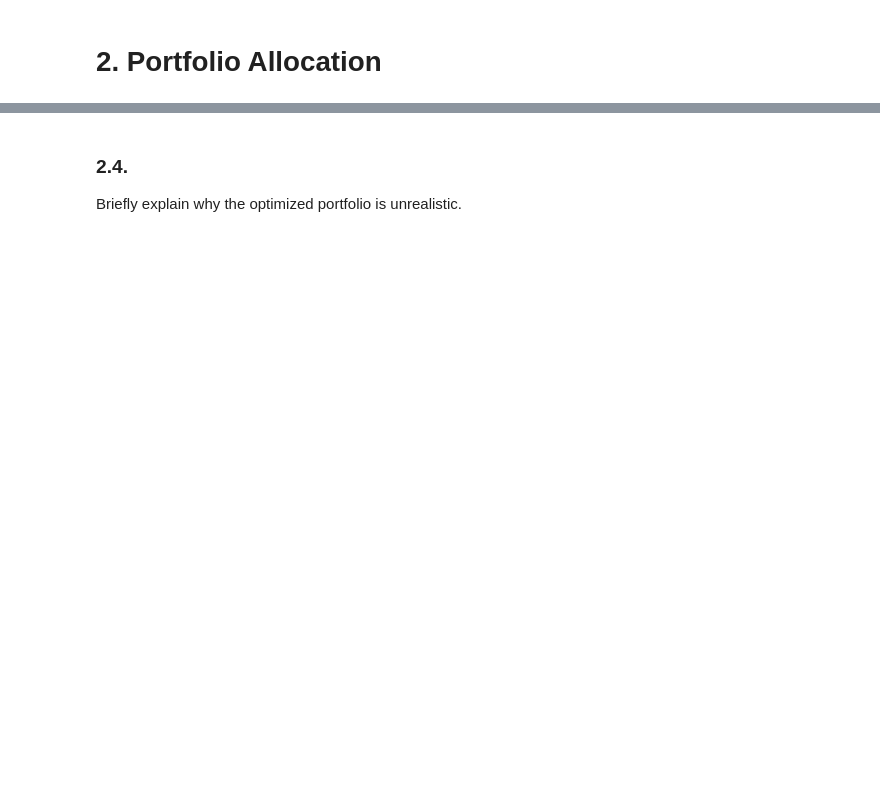
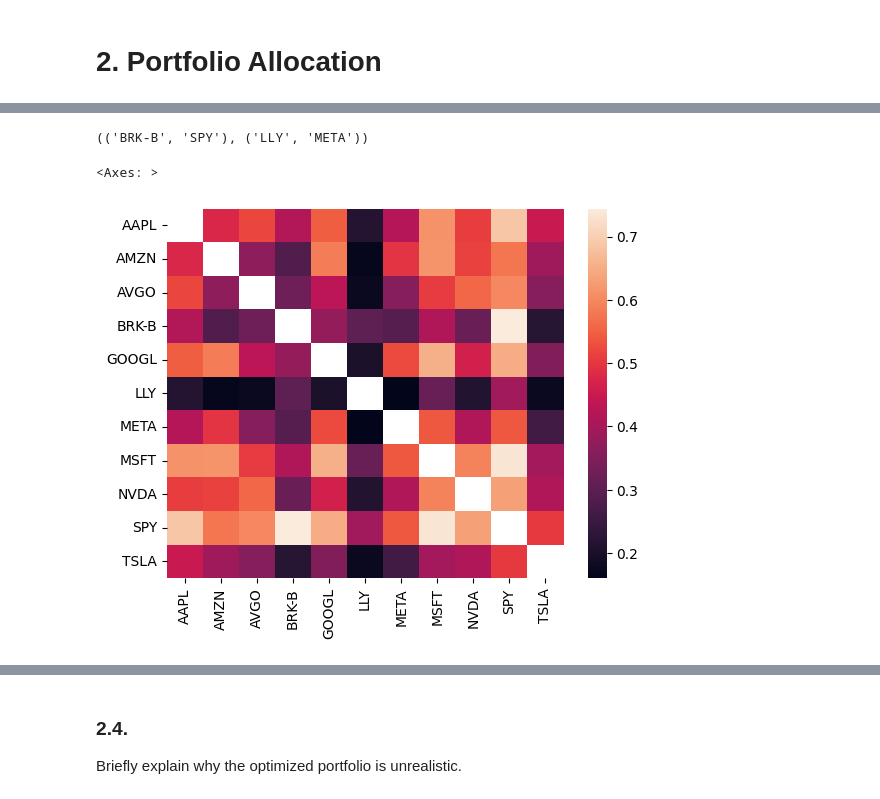
Before and after one commit to joshkorol/portfolio-mgmt, a Jupyter notebook: assignments/Exam 1.ipynb, the cells around one changed output, grey strips where cells are left out. Drawn from its saved outputs; the diff is of its cells as text; code cells hidden in the pictures; blank space fills up the shorter version.

```diff
--- a/assignments/Exam 1.ipynb
+++ b/assignments/Exam 1.ipynb
@@ -80,0 +274,3 @@ Display the correlation matrix of the returns.
+# %%
+corr = tot_ret.corr()
+display(corr)
@@ -80,0 +290,9 @@ Display the correlation matrix of the returns.
+# %%
+corr[corr == 1] = np.nan
+corr_pair = corr.unstack().dropna()
+display((corr_pair.idxmax(), corr_pair.idxmin()))
+sns.heatmap(corr)
+# %% [output]
+(('BRK-B', 'SPY'), ('LLY', 'META'))
+<Axes: >
+[figure, added]
```
Also changed, not shown: parts of 39 cells of this notebook.
